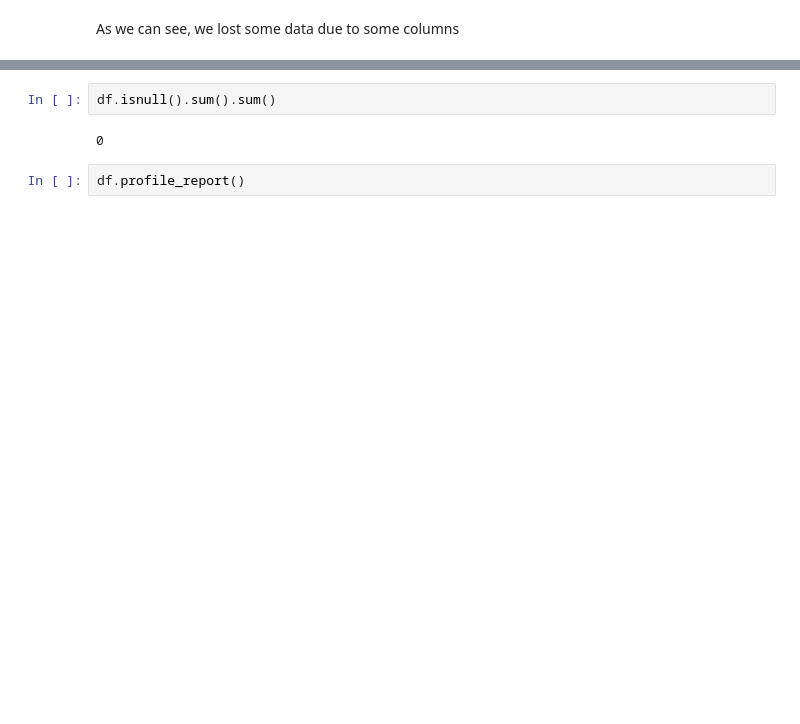
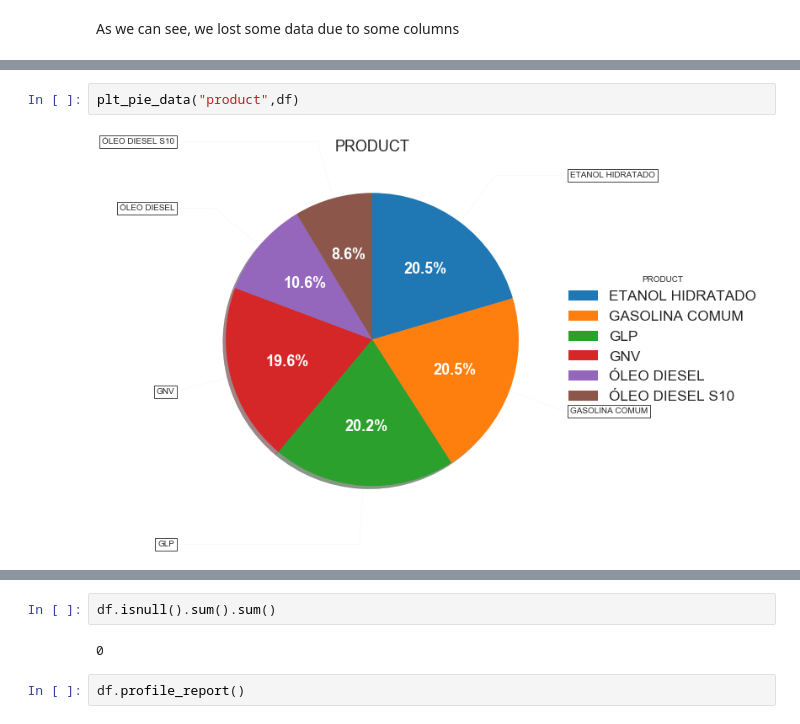
Before and after one commit to balabramfilho/Gas-price-in-Brazil, a Jupyter notebook: Gas Prices in Brazil.ipynb, the cells around one changed output, grey strips where cells are left out. Cells and saved outputs as stored; diff of their text form; blank space fills up the shorter version.

```diff
--- a/Gas Prices in Brazil.ipynb
+++ b/Gas Prices in Brazil.ipynb
@@ -164,0 +190,4 @@ plt.show()
+# %%
+plt_pie_data("product",df)
+# %% [output]
+[figure, added]
```
Also changed, not shown: parts of 23 cells of this notebook.
